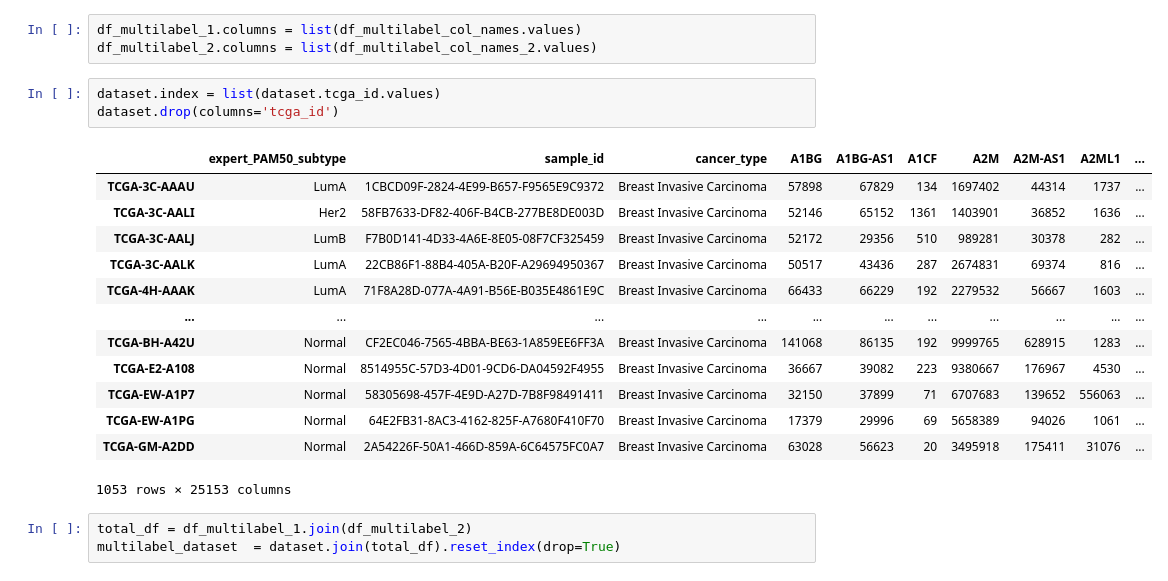
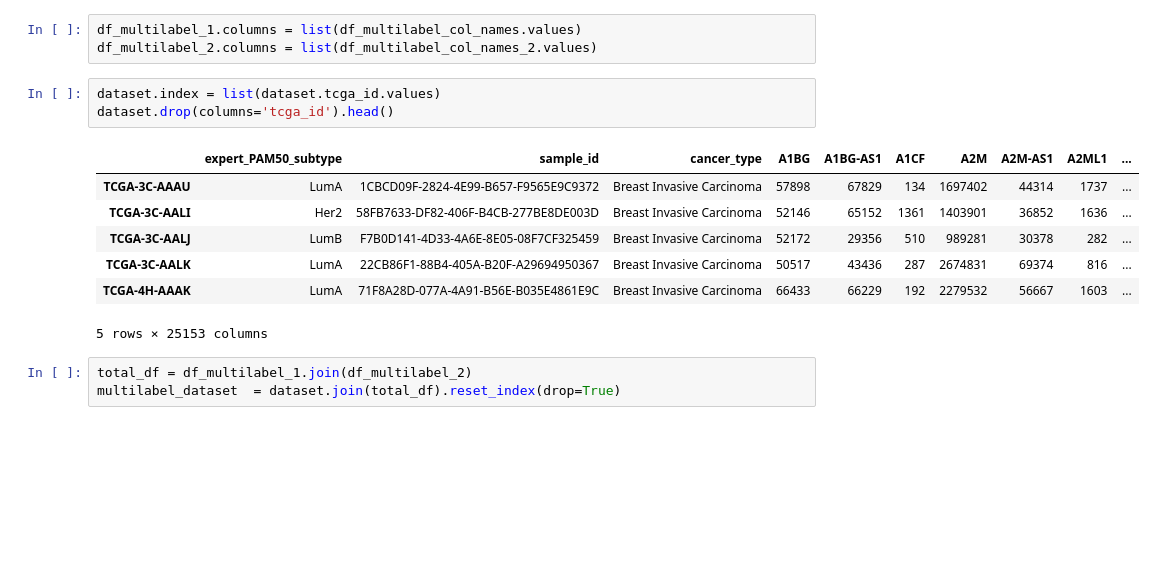
Before and after one commit to ivamilojkovic/ML-GeneExpression-CancerSubtype-Classification, a Jupyter notebook: src/data_exploration.ipynb, the cells around one changed output. Cells and saved outputs as stored; diff of their text form; blank space fills up the shorter version.

```diff
--- a/src/data_exploration.ipynb
+++ b/src/data_exploration.ipynb
@@ -170,21 +153,15 @@ df_multilabel_1.columns = list(df_multilabel_col_names.values)
 df_multilabel_2.columns = list(df_multilabel_col_names_2.values)
 # %%
 dataset.index = list(dataset.tcga_id.values)
-dataset.drop(columns='tcga_id')
+dataset.drop(columns='tcga_id').head()
 # %% [output]
 |  | expert_PAM50_subtype | sample_id | cancer_type | A1BG | A1BG-AS1 | A1CF | A2M | A2M-AS1 | A2ML1 | ... |
 | TCGA-3C-AAAU | LumA | 1CBCD09F-2824-4E99-B657-F9565E9C9372 | Breast Invasive Carcinoma | 57898 | 67829 | 134 | 1697402 | 44314 | 1737 | ... |
 | TCGA-3C-AALI | Her2 | 58FB7633-DF82-406F-B4CB-277BE8DE003D | Breast Invasive Carcinoma | 52146 | 65152 | 1361 | 1403901 | 36852 | 1636 | ... |
 | TCGA-3C-AALJ | LumB | F7B0D141-4D33-4A6E-8E05-08F7CF325459 | Breast Invasive Carcinoma | 52172 | 29356 | 510 | 989281 | 30378 | 282 | ... |
 | TCGA-3C-AALK | LumA | 22CB86F1-88B4-405A-B20F-A29694950367 | Breast Invasive Carcinoma | 50517 | 43436 | 287 | 2674831 | 69374 | 816 | ... |
 | TCGA-4H-AAAK | LumA | 71F8A28D-077A-4A91-B56E-B035E4861E9C | Breast Invasive Carcinoma | 66433 | 66229 | 192 | 2279532 | 56667 | 1603 | ... |
-| ... | ... | ... | ... | ... | ... | ... | ... | ... | ... | ... |
-| TCGA-BH-A42U | Normal | CF2EC046-7565-4BBA-BE63-1A859EE6FF3A | Breast Invasive Carcinoma | 141068 | 86135 | 192 | 9999765 | 628915 | 1283 | ... |
-| TCGA-E2-A108 | Normal | 8514955C-57D3-4D01-9CD6-DA04592F4955 | Breast Invasive Carcinoma | 36667 | 39082 | 223 | 9380667 | 176967 | 4530 | ... |
-| TCGA-EW-A1P7 | Normal | 58305698-457F-4E9D-A27D-7B8F98491411 | Breast Invasive Carcinoma | 32150 | 37899 | 71 | 6707683 | 139652 | 556063 | ... |
-| TCGA-EW-A1PG | Normal | 64E2FB31-8AC3-4162-825F-A7680F410F70 | Breast Invasive Carcinoma | 17379 | 29996 | 69 | 5658389 | 94026 | 1061 | ... |
-| TCGA-GM-A2DD | Normal | 2A54226F-50A1-466D-859A-6C64575FC0A7 | Breast Invasive Carcinoma | 63028 | 56623 | 20 | 3495918 | 175411 | 31076 | ... |
-1053 rows × 25153 columns
+5 rows × 25153 columns
 # %%
 total_df = df_multilabel_1.join(df_multilabel_2)
 multilabel_dataset  = dataset.join(total_df).reset_index(drop=True)
```
Also changed, not shown: parts of 9 cells of this notebook, 4 other files.
